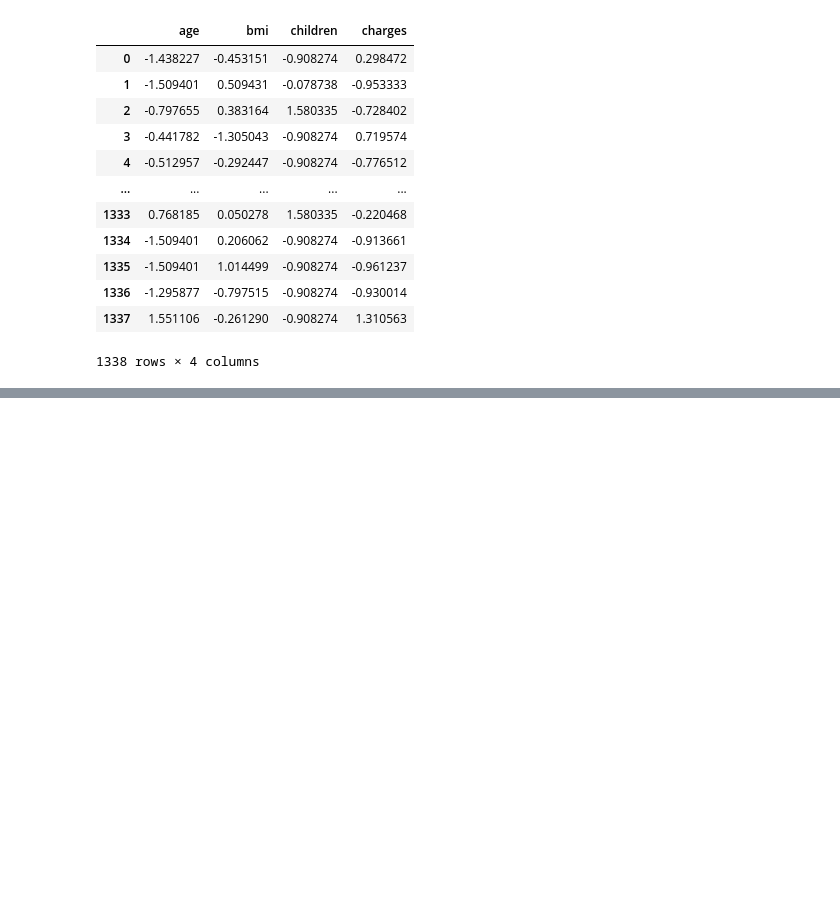
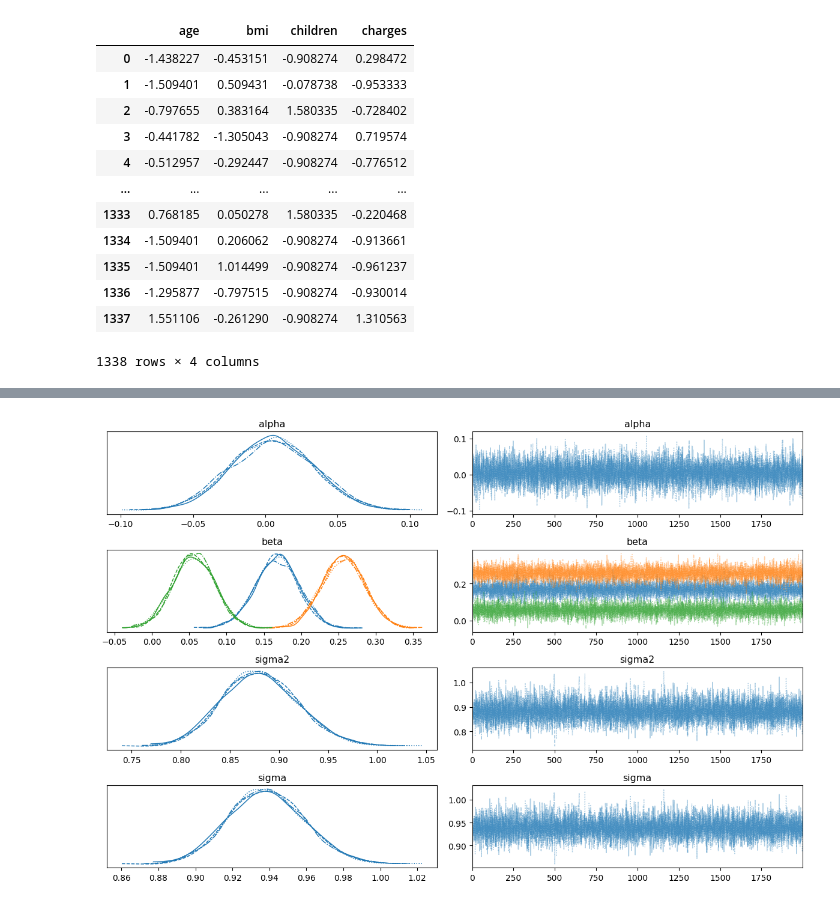
Before and after one commit to nataliecar/cognitive-modeling, a Jupyter notebook: hw3/hw3-problem5.ipynb, the cells around one changed output, grey strips where cells are left out. Saved outputs shown, nothing was run; the diff lists cells and outputs as text; code cells hidden in the pictures; blank space fills up the shorter version.

```diff
--- a/hw3/hw3-problem5.ipynb
+++ b/hw3/hw3-problem5.ipynb
@@ -56,22 +57,25 @@ data
 | 1336 | -1.295877 | -0.797515 | -0.908274 | -0.930014 |
 | 1337 | 1.551106 | -0.261290 | -0.908274 | 1.310563 |
 1338 rows × 4 columns
+# %%
+# Split data into training and testing sets
+train_data, test_data = train_test_split(data, test_size=0.2, random_state=42)
 # %%
 # Prepare data for Stan
-N = len(data)
-freqs = np.column_stack((np.ones(N), data['bmi'], data['age'], data['children']))
-y = data['charges']
-K = freqs.shape[1]
+N_train = len(train_data)
+x_train = np.column_stack((train_data['bmi'], train_data['age'], train_data['children']))
+y_train = train_data['charges'].to_numpy()
+K = x_train.shape[1]
 
 stan_data = {
-    'N': N,
+    'N': N_train,
     'K': K,
-    'freqs': freqs,
-    'y': y,
+    'x': x_train,
+    'y': y_train,
     'tau_0': 1,
     'tau_1': 1,
-    'sigma_alpha': 1,
-    'sigma_beta': 1
+    'sigma_alpha': 5,
+    'sigma_beta': np.array([5, 5, 5])
 }
 # %%
 vectorized_program_code = """
@@ -125,0 +148,6 @@ summary
+# %%
+# Traceplots and marginals - visual convergence checks
+axarr = az.plot_trace(fit_vectorized)
+plt.tight_layout()
+# %% [output]
+[figure, added]
```
Also changed, not shown: parts of 6 cells of this notebook.
